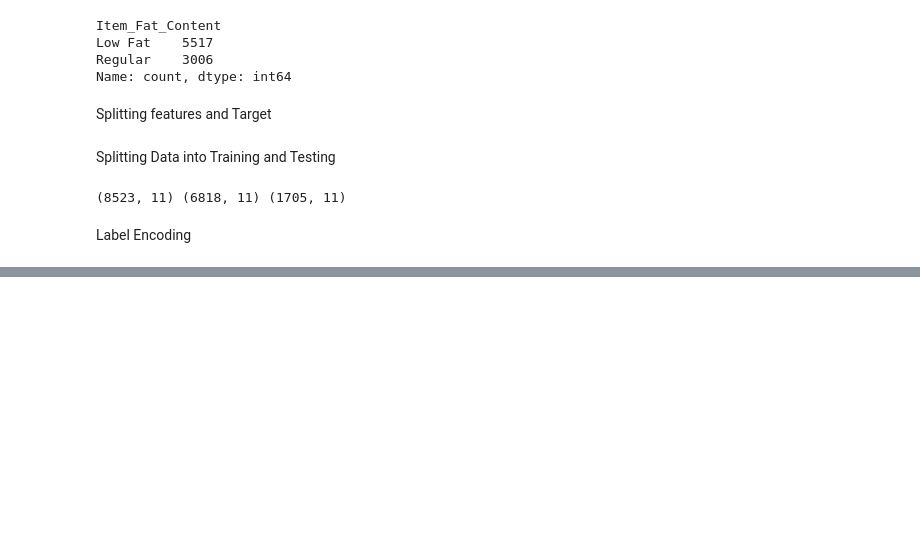
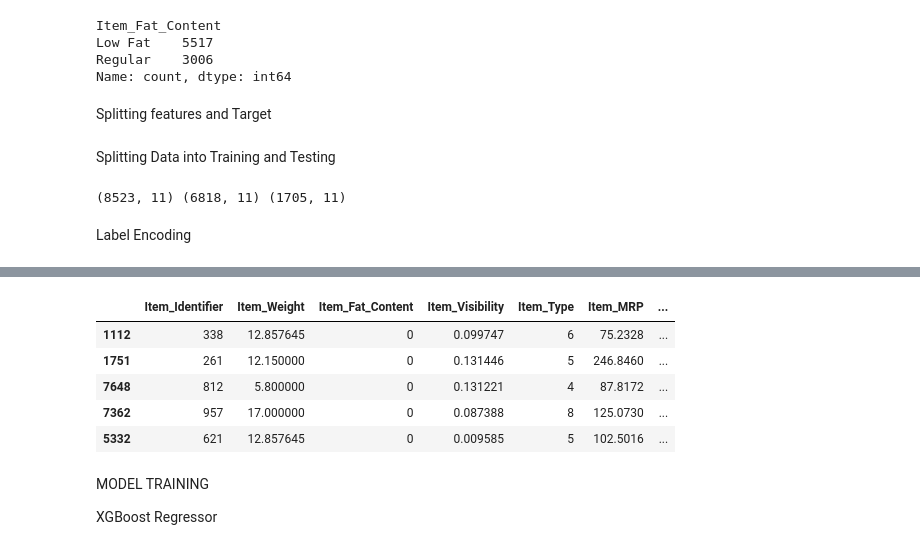
Before and after one commit to sagar-raj-yadav/Big_Mart_sales_Analysis, a Jupyter notebook: BigMart.ipynb, the cells around one changed output, grey strips where cells are left out. Saved outputs shown, nothing was run; the diff lists cells and outputs as text; code cells hidden in the pictures; blank space fills up the shorter version.

```diff
--- a/BigMart.ipynb
+++ b/BigMart.ipynb
@@ -217,0 +252,13 @@ X_Test['Item_Identifier']=encoder.transform(X_Test['Item_Identifier'])
+# %%
+X_Test.head()
+# %% [output]
+|  | Item_Identifier | Item_Weight | Item_Fat_Content | Item_Visibility | Item_Type | Item_MRP | ... |
+| 1112 | 338 | 12.857645 | 0 | 0.099747 | 6 | 75.2328 | ... |
+| 1751 | 261 | 12.150000 | 0 | 0.131446 | 5 | 246.8460 | ... |
+| 7648 | 812 | 5.800000 | 0 | 0.131221 | 4 | 87.8172 | ... |
+| 7362 | 957 | 17.000000 | 0 | 0.087388 | 8 | 125.0730 | ... |
+| 5332 | 621 | 12.857645 | 0 | 0.009585 | 5 | 102.5016 | ... |
+# %% [markdown]
+MODEL TRAINING
+
+XGBoost Regressor
```
Also changed, not shown: parts of 9 cells of this notebook.
